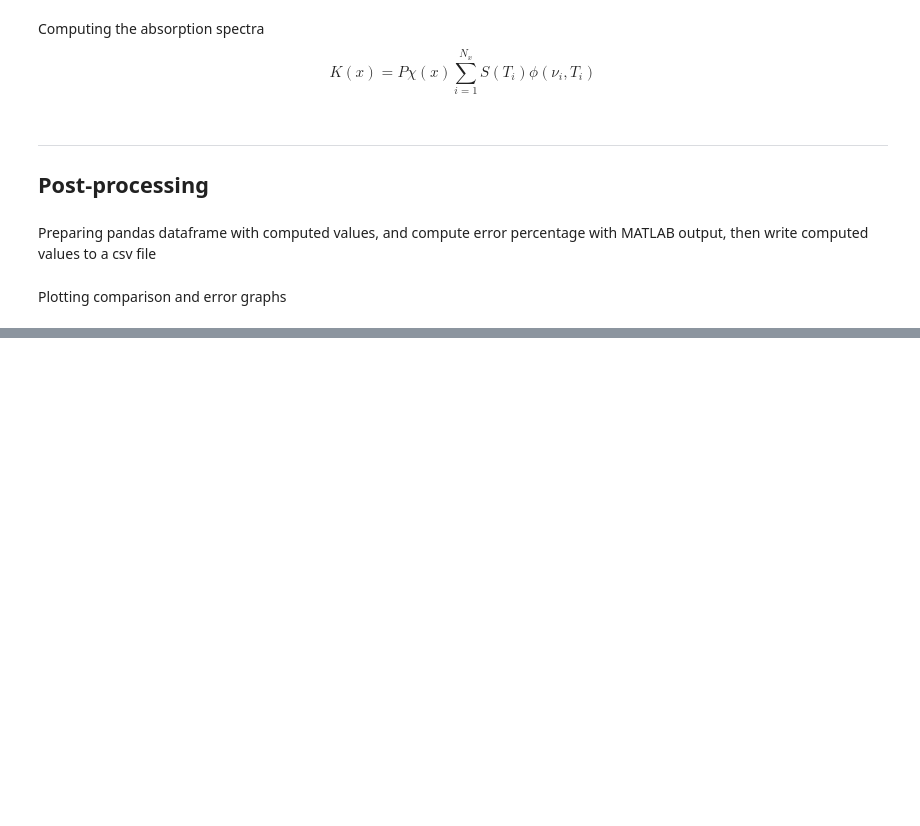
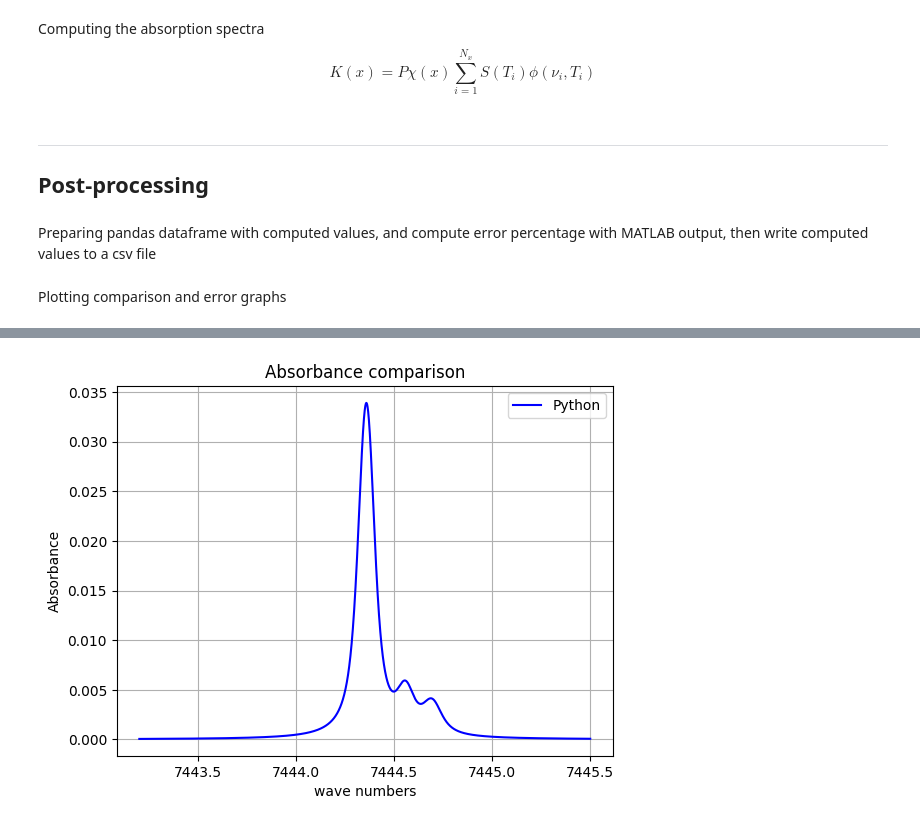
Before and after one commit to CaffineAddic/Flame_dianostics-temperature_profile_estimation_using_ML, a Jupyter notebook: Spectra_gen/TDLAS.ipynb, the cells around one changed output, grey strips where cells are left out. Saved outputs shown, nothing was run; the diff lists cells and outputs as text; code cells hidden in the pictures; blank space fills up the shorter version.

```diff
--- a/Spectra_gen/TDLAS.ipynb
+++ b/Spectra_gen/TDLAS.ipynb
@@ -721 +730,14 @@ plt.savefig("absorbance.png", dpi = 150)
+# %%
+# plotting absorbance graph
+plt.figure()
+plt.plot(dat1, Abs[9], '-b', label = "Python")
+# plt.plot(fid_mat["wavenumber"], fid_mat["absorbance"], '-r', label = "MATLAB")
+plt.grid()
+plt.legend()
+plt.xlabel("wave numbers")
+plt.ylabel("Absorbance")
+plt.title("Absorbance comparison")
+plt.savefig("absorbance.png", dpi = 150)
+# %% [output]
+[figure, added]
 # %%
```
Also changed, not shown: parts of 12 cells of this notebook, 7 other files.
